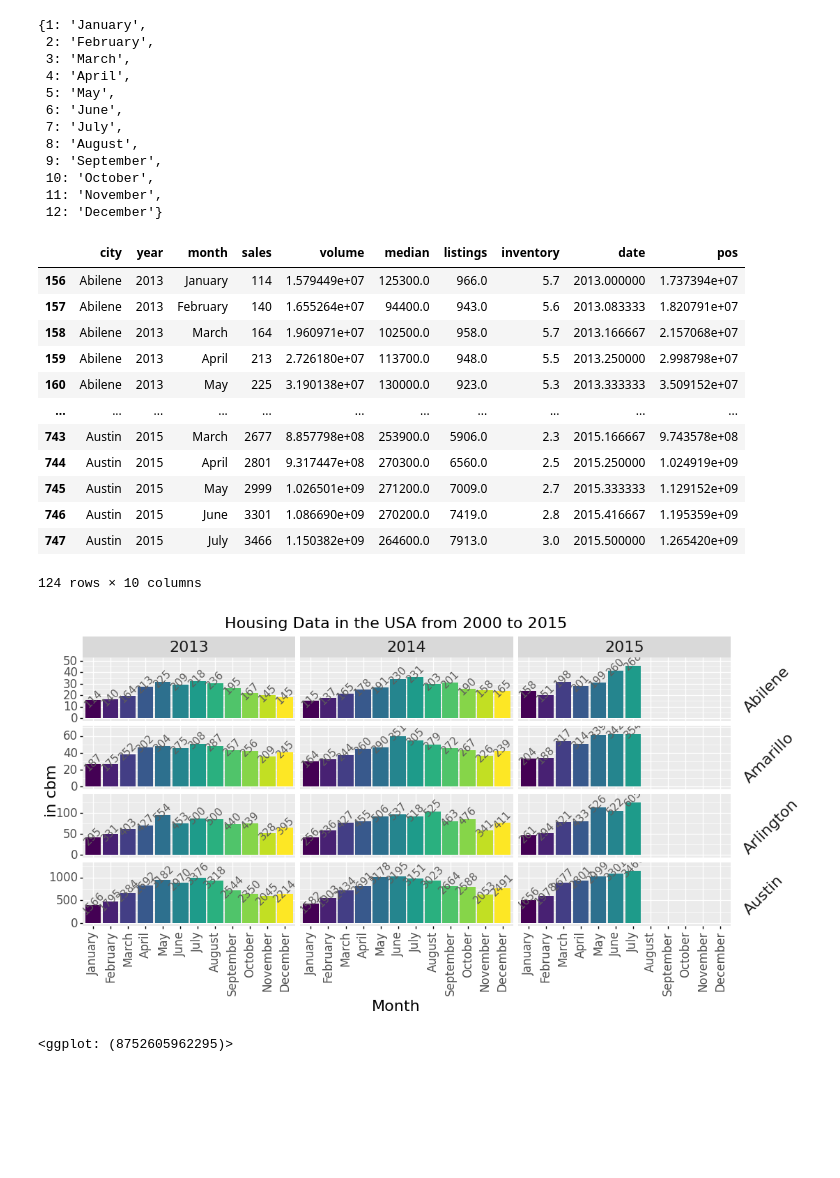
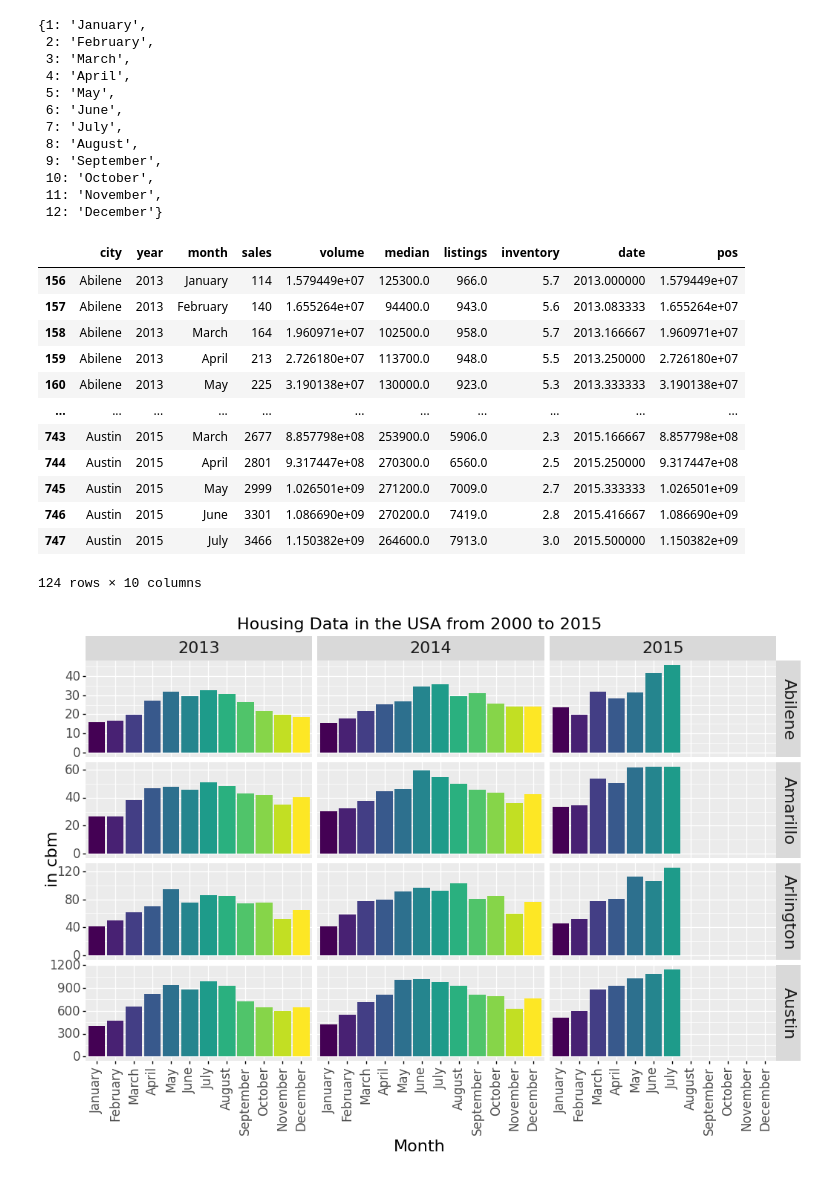
Before and after one commit to kraxli/py-reference, a Jupyter notebook: plotting/plotnine/Facet-grid_bar_plot.ipynb, the cells around one changed output. Drawn from its saved outputs; the diff is of its cells as text; code cells hidden in the pictures; blank space fills up the shorter version.

Commit message:
update plotnine face grid

```diff
--- a/plotting/plotnine/Facet-grid_bar_plot.ipynb
+++ b/plotting/plotnine/Facet-grid_bar_plot.ipynb
@@ -62,7 +69,7 @@ data.volume.fillna(0, inplace=True)  # data.volume = round(data['volume'] / 1e3)
 data.sales.fillna(0, inplace=True)
 
 # plotting properties
-data['pos'] = data.volume * 1.1
+data['pos'] = data.volume + 0.4
 data.sales = data.sales.astype('int')
 
 exlcude_cities = ['Wichita Falls']
@@ -75,17 +82,17 @@ data = data[small_selection]
 data
 # %% [output]
 |  | city | year | month | sales | volume | median | listings | inventory | date | pos |
-| 156 | Abilene | 2013 | January | 114 | 1.579449e+07 | 125300.0 | 966.0 | 5.7 | 2013.000000 | 1.737394e+07 |
-| 157 | Abilene | 2013 | February | 140 | 1.655264e+07 | 94400.0 | 943.0 | 5.6 | 2013.083333 | 1.820791e+07 |
-| 158 | Abilene | 2013 | March | 164 | 1.960971e+07 | 102500.0 | 958.0 | 5.7 | 2013.166667 | 2.157068e+07 |
-| 159 | Abilene | 2013 | April | 213 | 2.726180e+07 | 113700.0 | 948.0 | 5.5 | 2013.250000 | 2.998798e+07 |
-| 160 | Abilene | 2013 | May | 225 | 3.190138e+07 | 130000.0 | 923.0 | 5.3 | 2013.333333 | 3.509152e+07 |
+| 156 | Abilene | 2013 | January | 114 | 1.579449e+07 | 125300.0 | 966.0 | 5.7 | 2013.000000 | 1.579449e+07 |
+| 157 | Abilene | 2013 | February | 140 | 1.655264e+07 | 94400.0 | 943.0 | 5.6 | 2013.083333 | 1.655264e+07 |
+| 158 | Abilene | 2013 | March | 164 | 1.960971e+07 | 102500.0 | 958.0 | 5.7 | 2013.166667 | 1.960971e+07 |
+| 159 | Abilene | 2013 | April | 213 | 2.726180e+07 | 113700.0 | 948.0 | 5.5 | 2013.250000 | 2.726180e+07 |
+| 160 | Abilene | 2013 | May | 225 | 3.190138e+07 | 130000.0 | 923.0 | 5.3 | 2013.333333 | 3.190138e+07 |
 | ... | ... | ... | ... | ... | ... | ... | ... | ... | ... | ... |
-| 743 | Austin | 2015 | March | 2677 | 8.857798e+08 | 253900.0 | 5906.0 | 2.3 | 2015.166667 | 9.743578e+08 |
-| 744 | Austin | 2015 | April | 2801 | 9.317447e+08 | 270300.0 | 6560.0 | 2.5 | 2015.250000 | 1.024919e+09 |
-| 745 | Austin | 2015 | May | 2999 | 1.026501e+09 | 271200.0 | 7009.0 | 2.7 | 2015.333333 | 1.129152e+09 |
-| 746 | Austin | 2015 | June | 3301 | 1.086690e+09 | 270200.0 | 7419.0 | 2.8 | 2015.416667 | 1.195359e+09 |
-| 747 | Austin | 2015 | July | 3466 | 1.150382e+09 | 264600.0 | 7913.0 | 3.0 | 2015.500000 | 1.265420e+09 |
+| 743 | Austin | 2015 | March | 2677 | 8.857798e+08 | 253900.0 | 5906.0 | 2.3 | 2015.166667 | 8.857798e+08 |
+| 744 | Austin | 2015 | April | 2801 | 9.317447e+08 | 270300.0 | 6560.0 | 2.5 | 2015.250000 | 9.317447e+08 |
+| 745 | Austin | 2015 | May | 2999 | 1.026501e+09 | 271200.0 | 7009.0 | 2.7 | 2015.333333 | 1.026501e+09 |
+| 746 | Austin | 2015 | June | 3301 | 1.086690e+09 | 270200.0 | 7419.0 | 2.8 | 2015.416667 | 1.086690e+09 |
+| 747 | Austin | 2015 | July | 3466 | 1.150382e+09 | 264600.0 | 7913.0 | 3.0 | 2015.500000 | 1.150382e+09 |
 124 rows × 10 columns
 # %%
 # plot by plotnine
@@ -99,49 +106,41 @@ data
 #   facet_grid spacing
 
 #   axis_text (ticks)
 
-p9.options.figure_size = (12, 5) # figure size
+p9.options.figure_size = (12, 5) # figure size option 1
 
 housing_facet_plot = (
     p9.ggplot(data=data, mapping=p9.aes(x='month', y='volume', fill='month'))
 
     + p9.geom_bar(stat="identity")
 
     + p9.scale_y_continuous(labels=lambda l: ["%d" % (v / 1e6) for v in l], name='in cbm')
-    # lambda l: ["%d%%" % (v * 100) for v in l]
+    # lambda l: ["%d%%" % (v * 100) for v in l] # in percentages
 
     + p9.scale_x_discrete(name='Month')
 
-    + p9.geom_text(p9.aes(label='sales', y='pos'), size=11, color='#5D5C5B', angle = 45)
-    # position = position_dodge(width = 0.6)
+    + p9.facet_grid('city ~ year', scales="free_y")
 
-    + p9.facet_grid('city ~ year', scales="free_y")
-    # see: https://plotnine.readthedocs.io/en/stable/generated/plotnine.facets.facet_grid.html
-
-    + p9.theme(strip_text_y = p9.element_text(angle = 45)) # orientation of y-axis facet labels
-
-    + p9.theme(strip_background_y = p9.element_text(width = 0), strip_text_y=p9.element_text(ha='left'))
-    # adjust width of facet background to fit facet text. options:, hjust=-1000
-
+    # no legend
     + p9.theme(legend_position='none')
 
+    # general text size
     + p9.theme(text=p9.element_text(size=16))
 
+    # general axis text
     + p9.theme(axis_text = p9.element_text(size = 12))
 
+    # x-axis specific text features
     + p9.theme(axis_text_x = p9.element_text(angle = 90) )
 
+    # add a title to the plot
     + p9.labs(title='Housing Data in the USA from 2000 to 2015') # title
 
-    # + p9.scale_fill_brewer(type="qual", palette="Accent")  # see: https://colorbrewer2.org/#type=sequential&scheme=BuGn&n=3  and https://plotnine.readthedocs.io/en/stable/generated/plotnine.scales.scale_color_brewer.html#plotnine.scales.scale_color_brewer
-
-# other figure size option: + theme(figure_size = (10, 10))
+    # other figure size option:
+    + p9.theme(figure_size = (12, 7))
 
 )
 
-
-
 print(housing_facet_plot)
 # %% [output]
-[figure, old version]
+[figure, new version]
-<ggplot: (8752605962295)>
```
Also changed, not shown: parts of 8 cells of this notebook.
